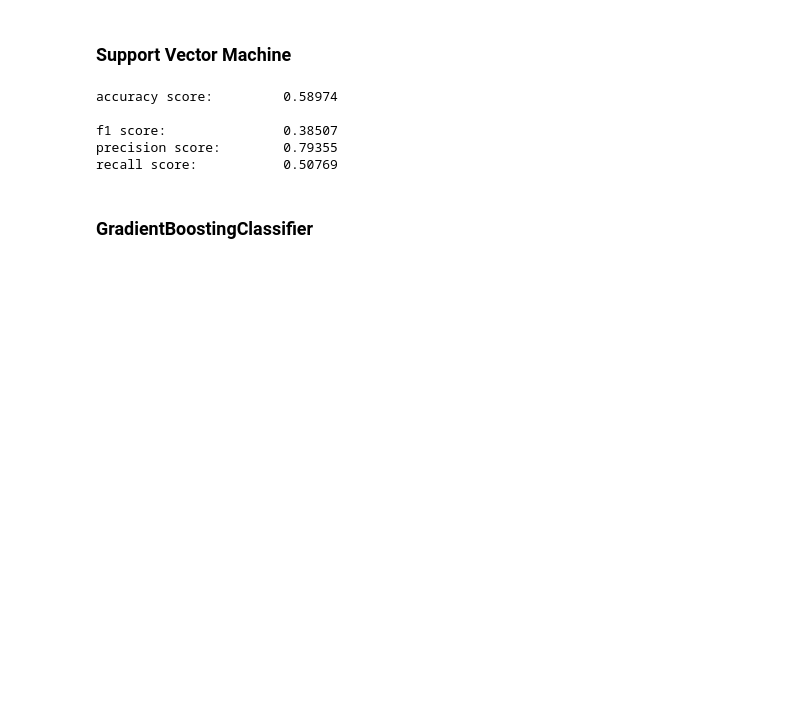
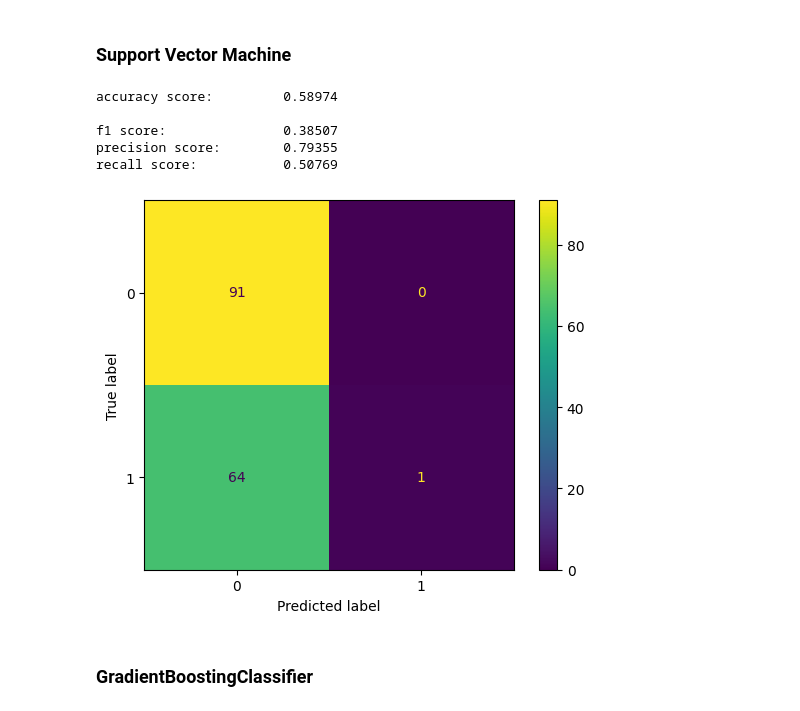
Before and after one commit to VitalyGladyshev/med_work, a Jupyter notebook: HD_HW_03.ipynb, the cells around one changed output. Saved outputs shown, nothing was run; the diff lists cells and outputs as text; code cells hidden in the pictures; blank space fills up the shorter version.

```diff
--- a/HD_HW_03.ipynb
+++ b/HD_HW_03.ipynb
@@ -491,6 +501,11 @@ accuracy score:         0.58974
 f1 score:               0.38507
 precision score:        0.79355
 recall score:           0.50769
+# %%
+ConfusionMatrixDisplay.from_predictions(y_test, preds)
+plt.show()
+# %% [output]
+[figure, added]
 # %% [markdown]
 ### GradientBoostingClassifier
 # %%
```
Also changed, not shown: parts of 14 cells of this notebook.
